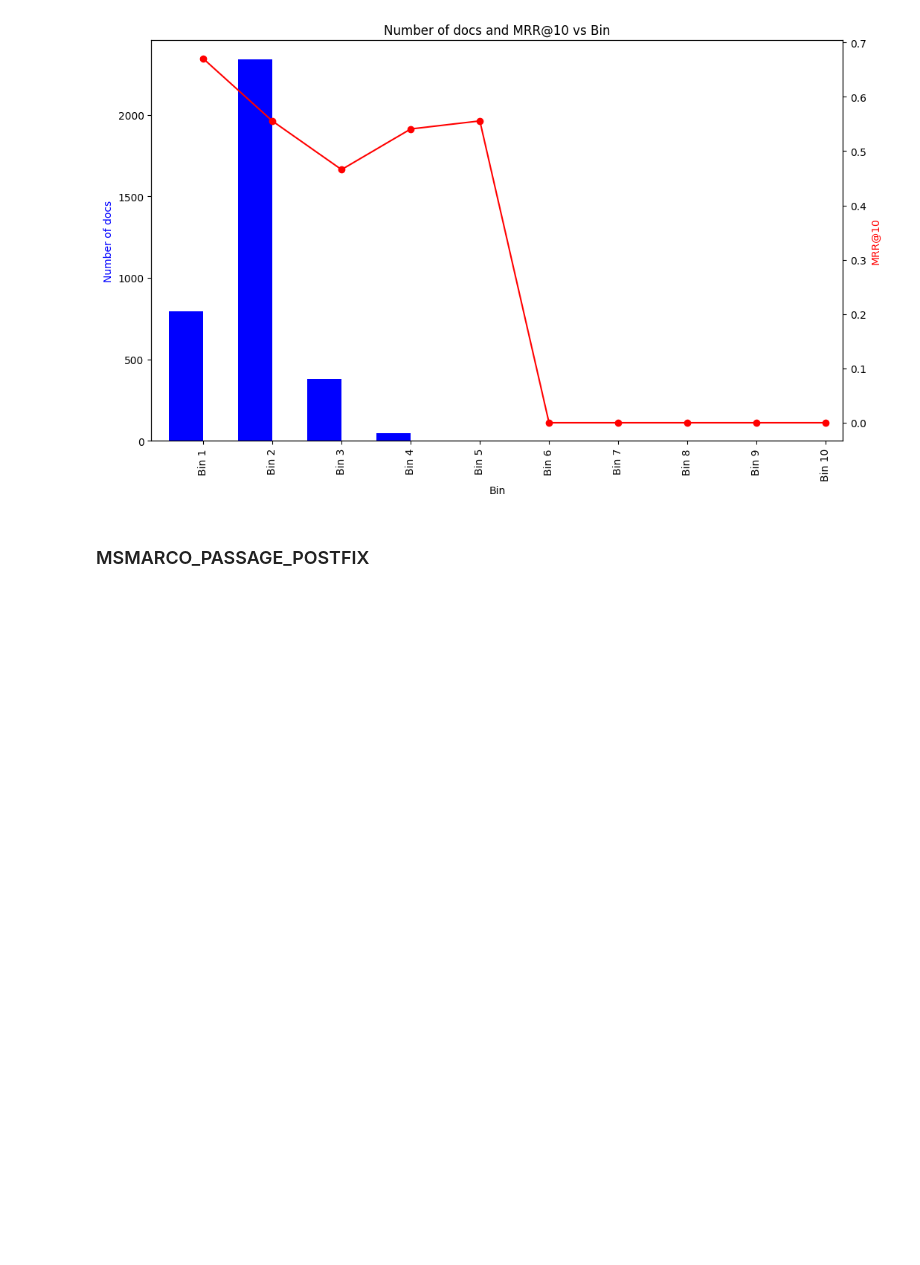
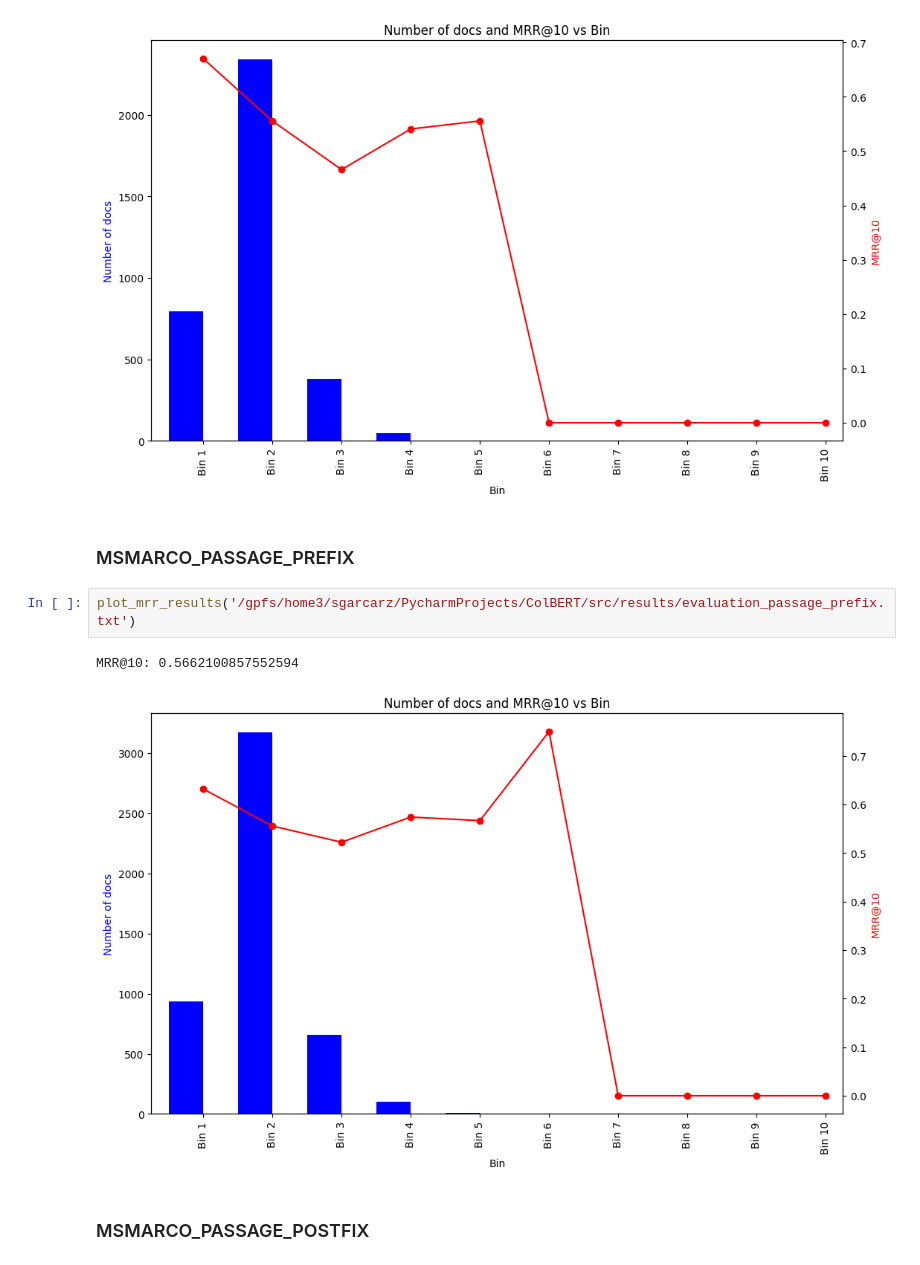
Before and after one commit to slawekgarcarz/ColBERT, a Jupyter notebook: src/utils/results.ipynb, the cells around one changed output. Saved outputs shown, nothing was run; the diff lists cells and outputs as text; blank space fills up the shorter version.

Commit message:
results added

```diff
--- a/src/utils/results.ipynb
+++ b/src/utils/results.ipynb
@@ -64,6 +63,13 @@ plot_mrr_results('/gpfs/home3/sgarcarz/PycharmProjects/ColBERT/src/results/evalu
 # %% [output]
 MRR@10: 0.5711865613210909
 [figure]
+# %% [markdown]
+### MSMARCO_PASSAGE_PREFIX
+# %%
+plot_mrr_results('/gpfs/home3/sgarcarz/PycharmProjects/ColBERT/src/results/evaluation_passage_prefix.txt')
+# %% [output]
+MRR@10: 0.5662100857552594
+[figure, added]
 # %% [markdown]
 ### MSMARCO_PASSAGE_POSTFIX
 # %%
```
Also changed, not shown: parts of 1 cell of this notebook, 2 other files.
